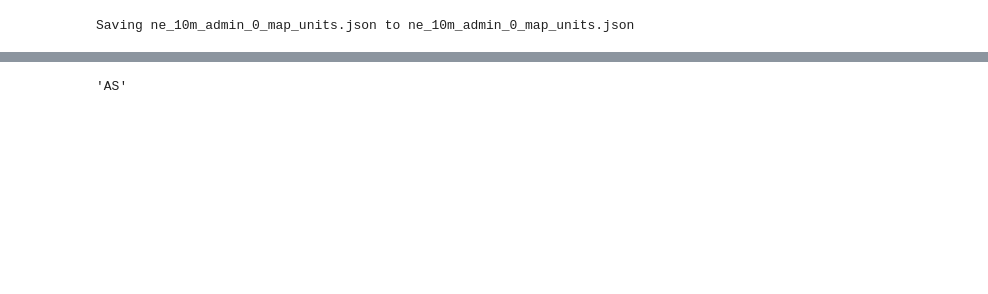
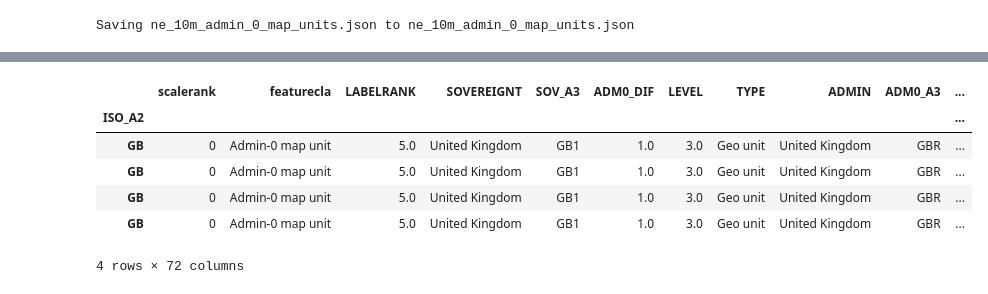
Before and after one commit to prokope/learning-data-science, a Jupyter notebook: eda.ipynb, the cells around one changed output, grey strips where cells are left out. Saved outputs shown, nothing was run; the diff lists cells and outputs as text; code cells hidden in the pictures; blank space fills up the shorter version.

```diff
--- a/eda.ipynb
+++ b/eda.ipynb
@@ -838,4 +783,10 @@ gdf.head(15)
-# %%
-gdf.iloc[12]['ISO_A2']
-# %% [output]
-'AS'
+# %%
+gdf.loc[(gdf['ADMIN'] == 'United Kingdom')]
+# %% [output]
+|  | scalerank | featurecla | LABELRANK | SOVEREIGNT | SOV_A3 | ADM0_DIF | LEVEL | TYPE | ADMIN | ADM0_A3 | ... |
+| ISO_A2 |  |  |  |  |  |  |  |  |  |  | ... |
+| GB | 0 | Admin-0 map unit | 5.0 | United Kingdom | GB1 | 1.0 | 3.0 | Geo unit | United Kingdom | GBR | ... |
+| GB | 0 | Admin-0 map unit | 5.0 | United Kingdom | GB1 | 1.0 | 3.0 | Geo unit | United Kingdom | GBR | ... |
+| GB | 0 | Admin-0 map unit | 5.0 | United Kingdom | GB1 | 1.0 | 3.0 | Geo unit | United Kingdom | GBR | ... |
+| GB | 0 | Admin-0 map unit | 5.0 | United Kingdom | GB1 | 1.0 | 3.0 | Geo unit | United Kingdom | GBR | ... |
+4 rows × 72 columns
```
Also changed, not shown: parts of 19 cells of this notebook.
